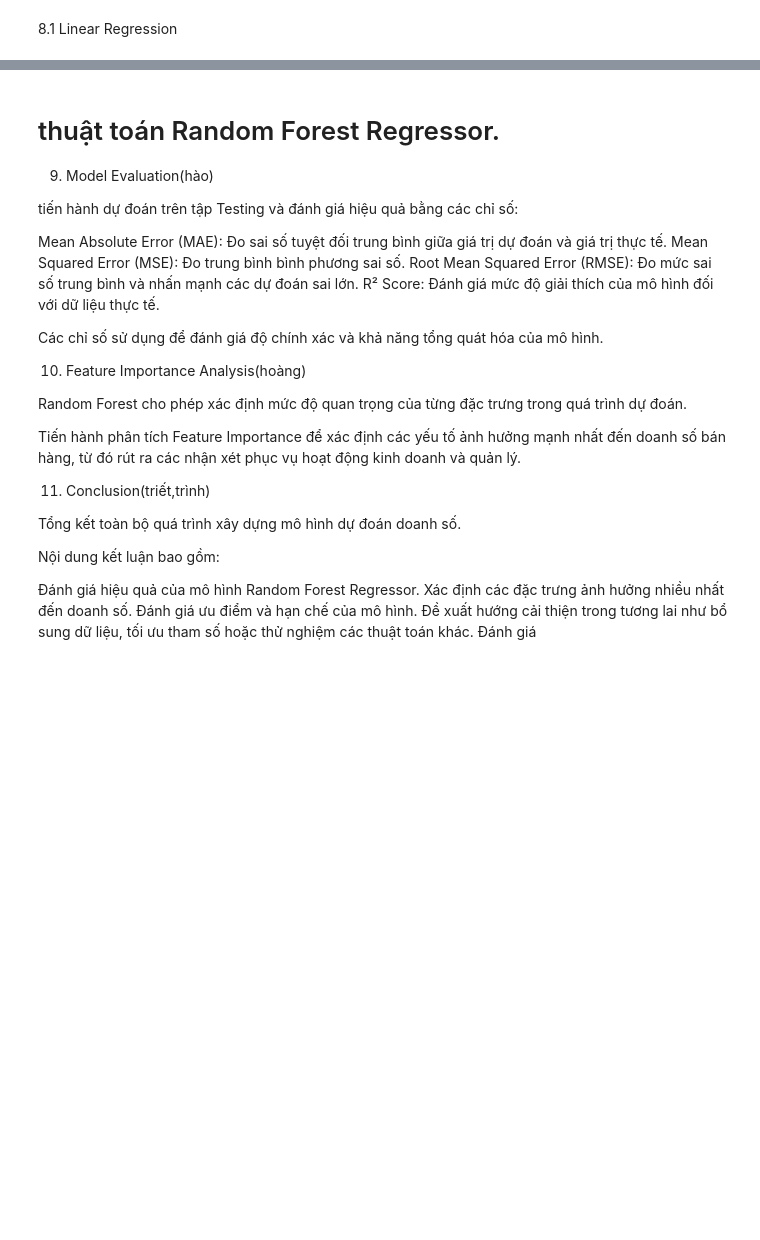
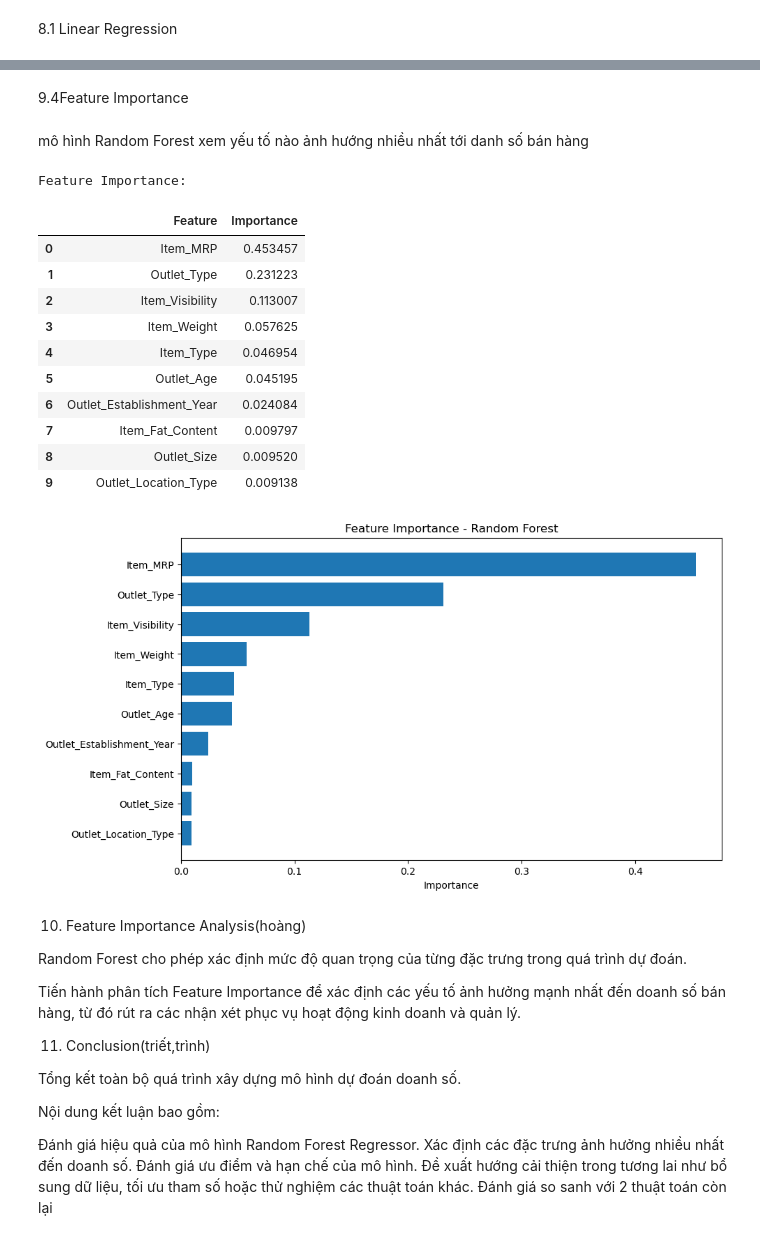
Before and after one commit to annhtuan-nat/Spam_Project, a Jupyter notebook: Item_Outlet_Sales/Item_Outlet_Sales.ipynb, the cells around one changed output, grey strips where cells are left out. Drawn from its saved outputs; the diff is of its cells as text; code cells hidden in the pictures; blank space fills up the shorter version.

Commit message:
29/6/2026item

```diff
--- a/Item_Outlet_Sales/Item_Outlet_Sales.ipynb
+++ b/Item_Outlet_Sales/Item_Outlet_Sales.ipynb
@@ -506,4 +497,0 @@ model = RandomForestRegressor(
-# %%
-
-
-model.fit(X_train, y_train)
@@ -512,2 +498,7 @@ RandomForestRegressor(random_state=42)
 # %% [markdown]
 8.1 Linear Regression
+# %%
+from sklearn.linear_model import LinearRegression
+
+linear_model = LinearRegression()
+linear_model.fit(X_train, y_train)
@@ -513,0 +509,5 @@ RandomForestRegressor(random_state=42)
+# %%
+from sklearn.tree import DecisionTreeRegressor
+
+tree_model = DecisionTreeRegressor(random_state=42)
+tree_model.fit(X_train, y_train)
@@ -513,0 +518,9 @@ RandomForestRegressor(random_state=42)
+# %%
+from sklearn.ensemble import RandomForestRegressor
+
+rf_model = RandomForestRegressor(
+    n_estimators=100,
+    random_state=42
+)
+
+rf_model.fit(X_train, y_train)
@@ -514,16 +615,44 @@ RandomForestRegressor(random_state=42)
+# %% [markdown]
+9.4Feature Importance
+# %% [markdown]
+mô hình Random Forest xem yếu tố nào ảnh hướng nhiều nhất tới danh số bán hàng
+# %%
+
+importance = pd.DataFrame({
+    "Feature": X_train.columns,
+    "Importance": rf_model.feature_importances_
+})
+
+importance = importance.sort_values(
+    by="Importance",
+    ascending=False
+).reset_index(drop=True)
+
+print("Feature Importance:")
+display(importance)
+plt.figure(figsize=(10,6))
+plt.barh(importance["Feature"], importance["Importance"])
+plt.xlabel("Importance")
+plt.title("Feature Importance - Random Forest")
+plt.gca().invert_yaxis()
+plt.show()
+# %% [output]
+Feature Importance:
+|  | Feature | Importance |
+| 0 | Item_MRP | 0.453457 |
+| 1 | Outlet_Type | 0.231223 |
+| 2 | Item_Visibility | 0.113007 |
+| 3 | Item_Weight | 0.057625 |
+| 4 | Item_Type | 0.046954 |
+| 5 | Outlet_Age | 0.045195 |
+| 6 | Outlet_Establishment_Year | 0.024084 |
+| 7 | Item_Fat_Content | 0.009797 |
+| 8 | Outlet_Size | 0.009520 |
+| 9 | Outlet_Location_Type | 0.009138 |
+[figure, added]
 # %% [markdown]
 
-# thuật toán Random Forest Regressor.
-9. Model Evaluation(hào)
 
-tiến hành dự đoán trên tập Testing và đánh giá hiệu quả bằng các chỉ số:
-
-Mean Absolute Error (MAE): Đo sai số tuyệt đối trung bình giữa giá trị dự đoán và giá trị thực tế.
-Mean Squared Error (MSE): Đo trung bình bình phương sai số.
-Root Mean Squared Error (RMSE): Đo mức sai số trung bình và nhấn mạnh các dự đoán sai lớn.
-R² Score: Đánh giá mức độ giải thích của mô hình đối với dữ liệu thực tế.
-
-Các chỉ số sử dụng để đánh giá độ chính xác và khả năng tổng quát hóa của mô hình.
 
 10. Feature Importance Analysis(hoàng)
 
@@ -542,3 +671,4 @@ Xác định các đặc trưng ảnh hưởng nhiều nhất đến doanh số.
 Đánh giá ưu điểm và hạn chế của mô hình.
 Đề xuất hướng cải thiện trong tương lai như bổ sung dữ liệu, tối ưu tham số hoặc thử nghiệm các thuật toán khác.
 Đánh giá
+so sanh với 2 thuật toán còn lại
```
Also changed, not shown: parts of 17 cells of this notebook.
